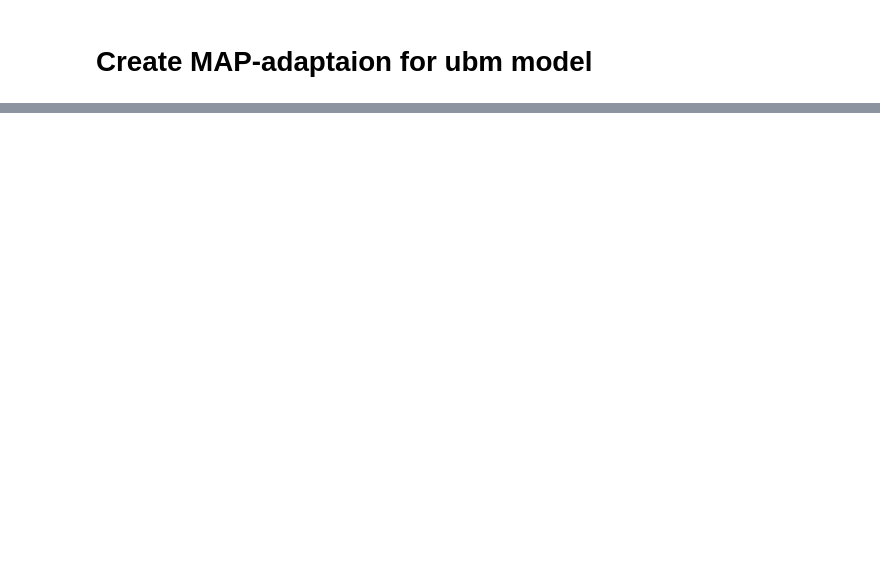
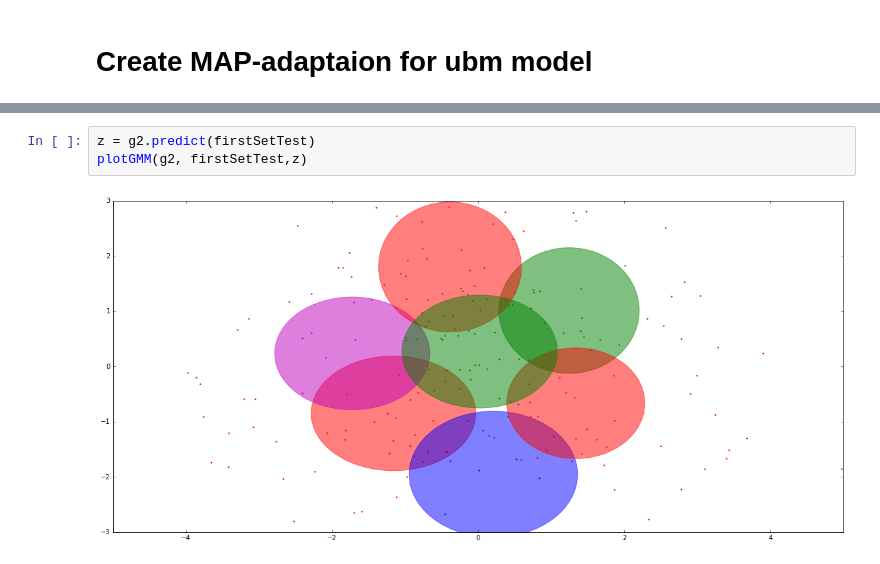
Before and after one commit to anotherotherme/voice_spoofing, a Jupyter notebook: GMM_UBM_approach/UBM learning.ipynb, the cells around one changed output, grey strips where cells are left out. Drawn from its saved outputs; the diff is of its cells as text; blank space fills up the shorter version.

```diff
--- a/GMM_UBM_approach/UBM learning.ipynb
+++ b/GMM_UBM_approach/UBM learning.ipynb
@@ -235 +196,6 @@ plotGMM(g2, firstSetTest)
+# %%
+z = g2.predict(firstSetTest)
+plotGMM(g2, firstSetTest,z)
+# %% [output]
+[figure, added]
 # %%
```
Also changed, not shown: parts of 16 cells of this notebook.
